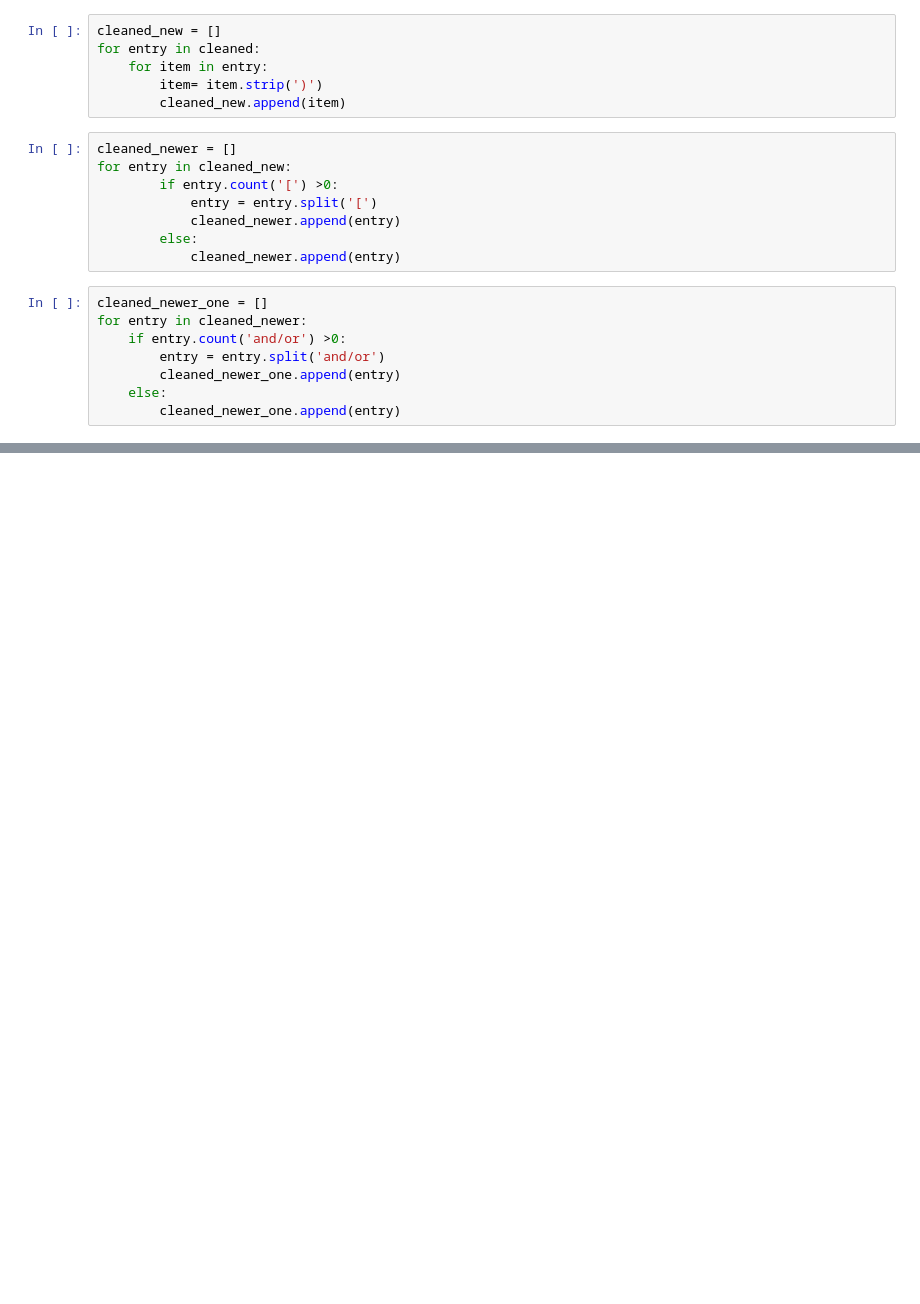
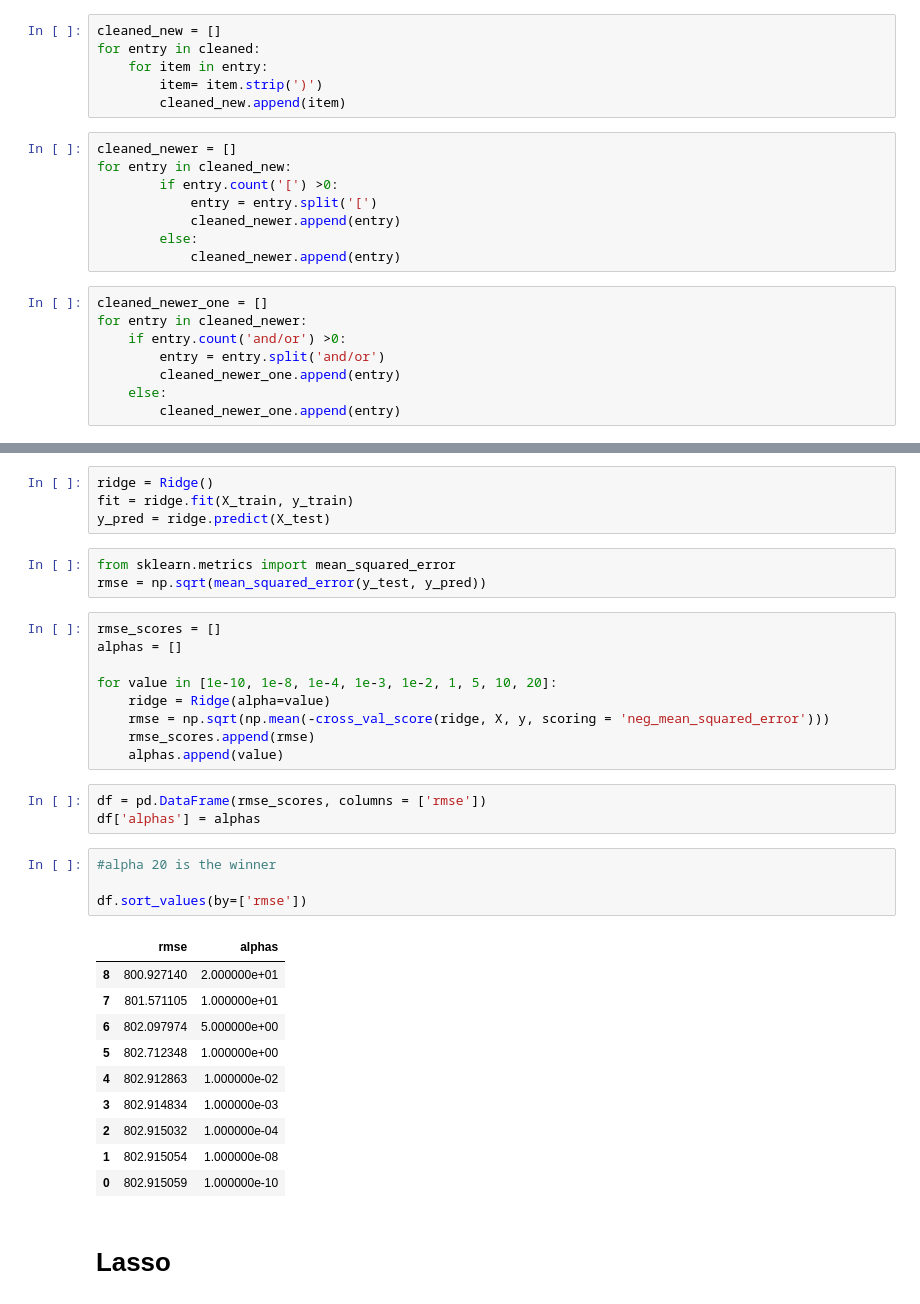
Before and after one commit to innawendell/Supervised_learning-Practice_sets, a Jupyter notebook: Food.ipynb, the cells around one changed output, grey strips where cells are left out. Drawn from its saved outputs; the diff is of its cells as text; blank space fills up the shorter version.

```diff
--- a/Food.ipynb
+++ b/Food.ipynb
@@ -169,0 +202,36 @@ for count, item in enumerate(only_strings):
+# %%
+ridge = Ridge()
+fit = ridge.fit(X_train, y_train)
+y_pred = ridge.predict(X_test)
+# %%
+from sklearn.metrics import mean_squared_error
+rmse = np.sqrt(mean_squared_error(y_test, y_pred))
+# %%
+rmse_scores = []
+alphas = []
+
+for value in [1e-10, 1e-8, 1e-4, 1e-3, 1e-2, 1, 5, 10, 20]:
+    ridge = Ridge(alpha=value)
+    rmse = np.sqrt(np.mean(-cross_val_score(ridge, X, y, scoring = 'neg_mean_squared_error')))
+    rmse_scores.append(rmse)
+    alphas.append(value)
+# %%
+df = pd.DataFrame(rmse_scores, columns = ['rmse'])
+df['alphas'] = alphas
+# %%
+#alpha 20 is the winner
+
+df.sort_values(by=['rmse'])
+# %% [output]
+|  | rmse | alphas |
+| 8 | 800.927140 | 2.000000e+01 |
+| 7 | 801.571105 | 1.000000e+01 |
+| 6 | 802.097974 | 5.000000e+00 |
+| 5 | 802.712348 | 1.000000e+00 |
+| 4 | 802.912863 | 1.000000e-02 |
+| 3 | 802.914834 | 1.000000e-03 |
+| 2 | 802.915032 | 1.000000e-04 |
+| 1 | 802.915054 | 1.000000e-08 |
+| 0 | 802.915059 | 1.000000e-10 |
+# %% [markdown]
+# Lasso
```
Also changed, not shown: parts of 28 cells of this notebook.
